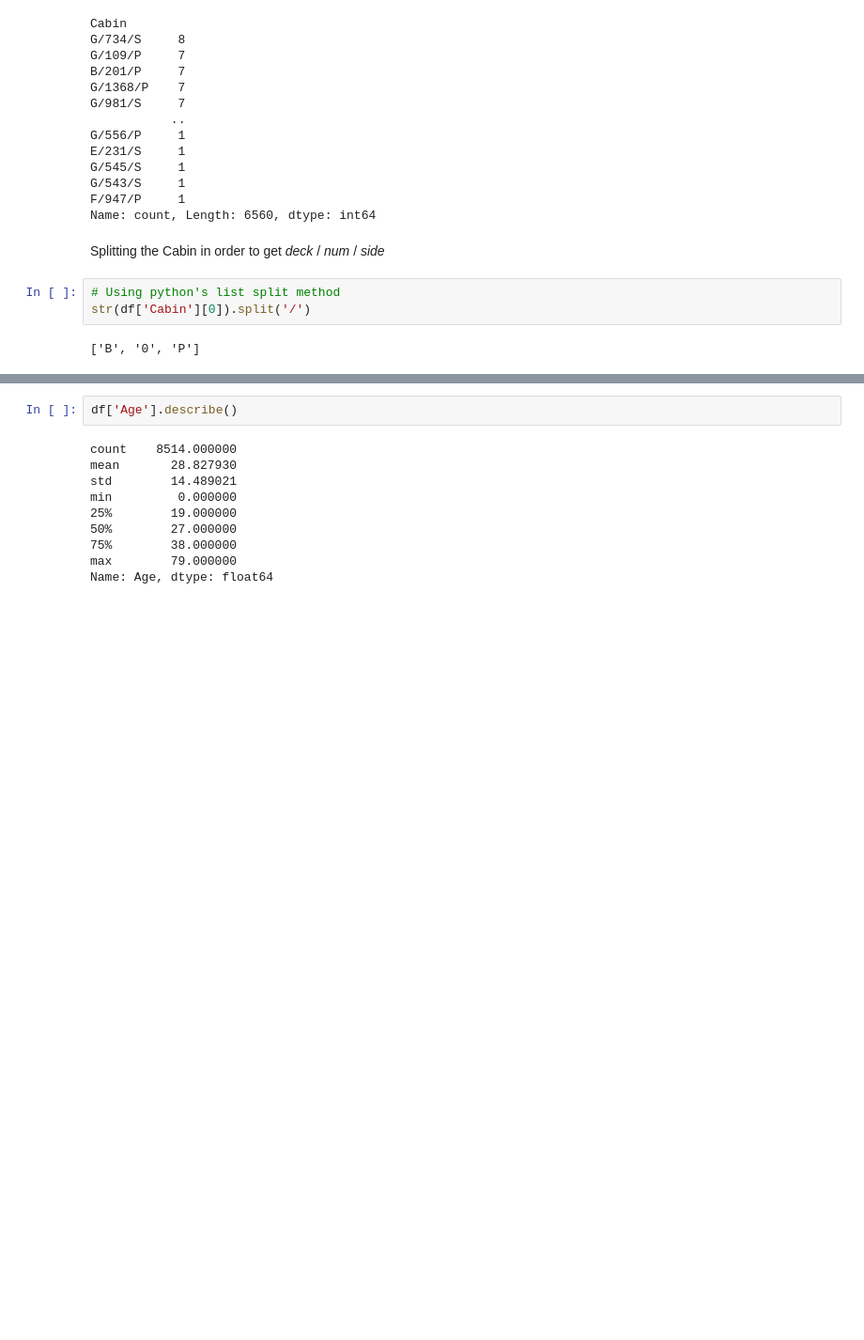
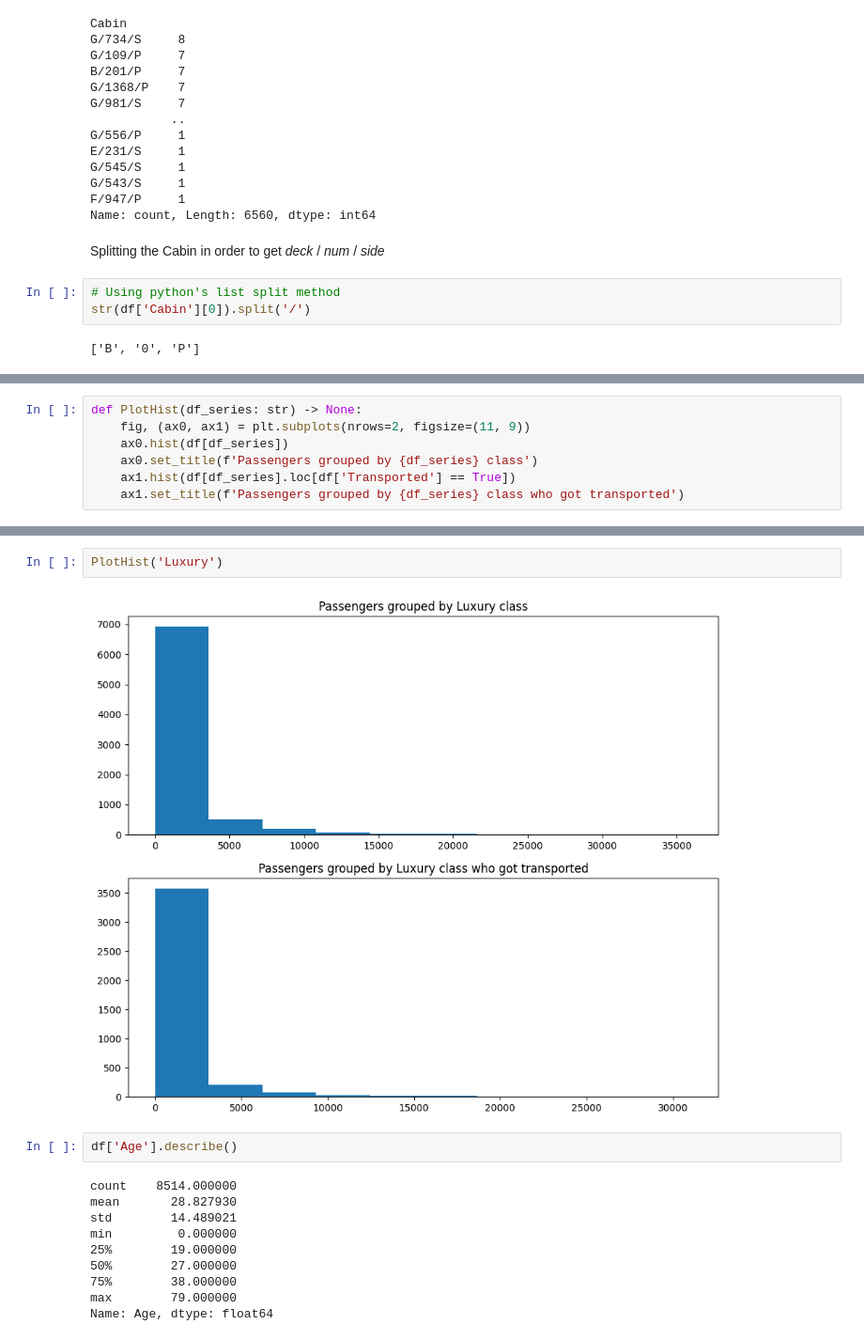
Before and after one commit to Braxion06/spaceship_titanic_competition, a Jupyter notebook: notebooks/001-data_preparation.ipynb, the cells around one changed output, grey strips where cells are left out. Shown at 94% size. Cells and saved outputs as stored; diff of their text form; blank space fills up the shorter version.

```diff
--- a/notebooks/001-data_preparation.ipynb
+++ b/notebooks/001-data_preparation.ipynb
@@ -280,0 +315,7 @@ df['Cabin'].str.split('/', expand=True)
+# %%
+def PlotHist(df_series: str) -> None:
+    fig, (ax0, ax1) = plt.subplots(nrows=2, figsize=(11, 9))
+    ax0.hist(df[df_series])
+    ax0.set_title(f'Passengers grouped by {df_series} class')
+    ax1.hist(df[df_series].loc[df['Transported'] == True])
+    ax1.set_title(f'Passengers grouped by {df_series} class who got transported')
@@ -281,3 +345,7 @@ df['Cabin'].str.split('/', expand=True)
+# %%
+PlotHist('Luxury')
+# %% [output]
+[figure, added]
 # %%
 df['Age'].describe()
 # %% [output]
```
Also changed, not shown: parts of 32 cells of this notebook.
